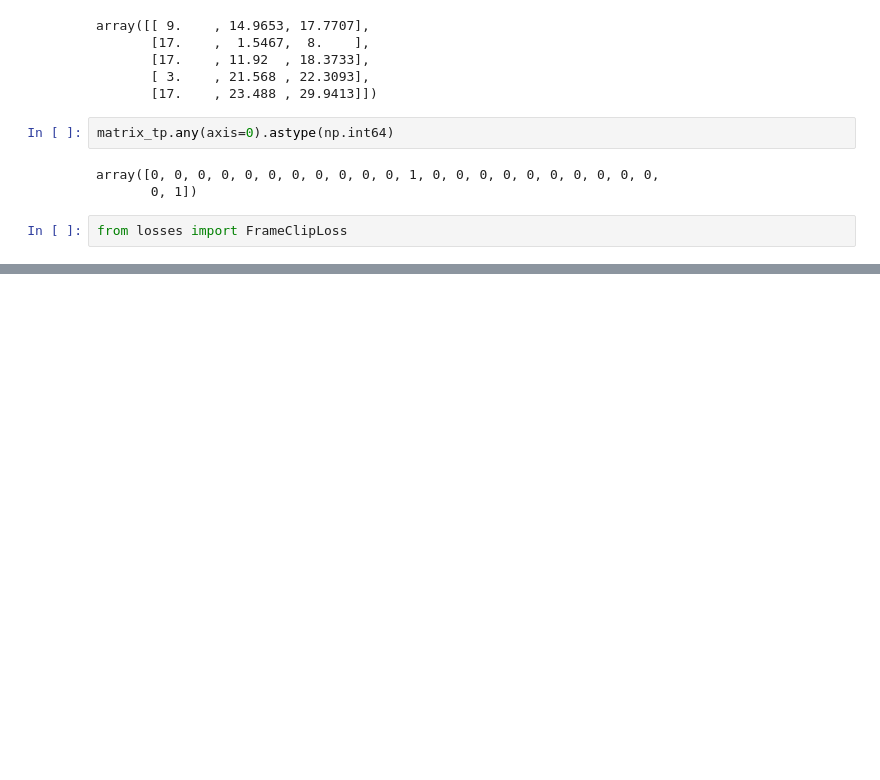
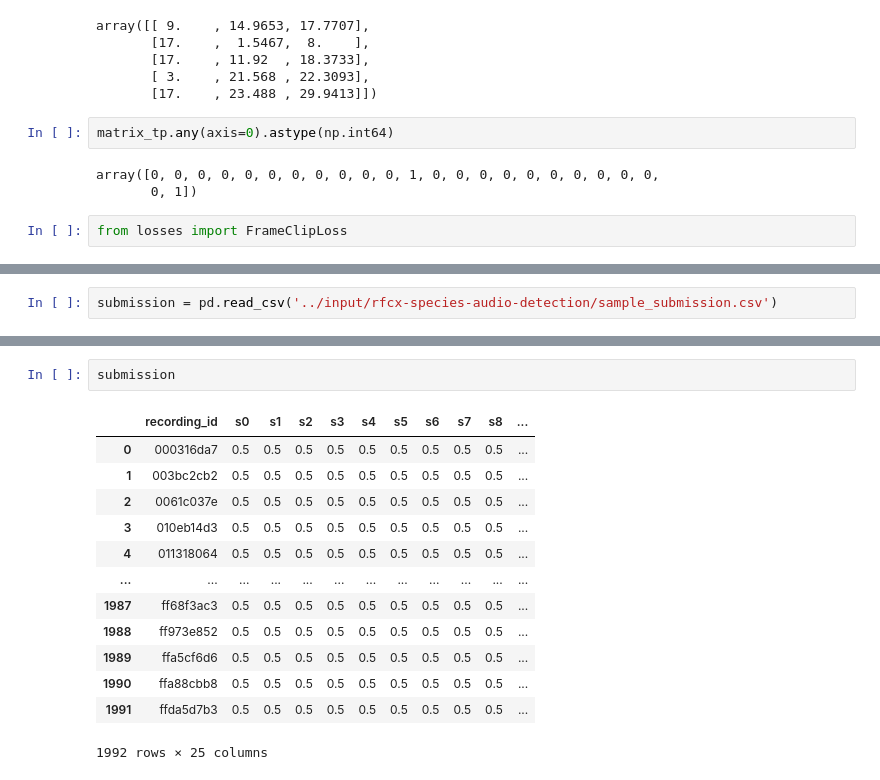
Before and after one commit to ibkuroyagi/Rainforest-Connection-Species-Audio-Detection, a Jupyter notebook: working/EDA.ipynb, the cells around one changed output, grey strips where cells are left out. Drawn from its saved outputs; the diff is of its cells as text; blank space fills up the shorter version.

```diff
--- a/working/EDA.ipynb
+++ b/working/EDA.ipynb
@@ -302,0 +282,2 @@ losses.frame_clip_loss.FrameClipLoss
+# %%
+submission = pd.read_csv('../input/rfcx-species-audio-detection/sample_submission.csv')
@@ -302,0 +338,16 @@ losses.frame_clip_loss.FrameClipLoss
+# %%
+submission
+# %% [output]
+|  | recording_id | s0 | s1 | s2 | s3 | s4 | s5 | s6 | s7 | s8 | ... |
+| 0 | 000316da7 | 0.5 | 0.5 | 0.5 | 0.5 | 0.5 | 0.5 | 0.5 | 0.5 | 0.5 | ... |
+| 1 | 003bc2cb2 | 0.5 | 0.5 | 0.5 | 0.5 | 0.5 | 0.5 | 0.5 | 0.5 | 0.5 | ... |
+| 2 | 0061c037e | 0.5 | 0.5 | 0.5 | 0.5 | 0.5 | 0.5 | 0.5 | 0.5 | 0.5 | ... |
+| 3 | 010eb14d3 | 0.5 | 0.5 | 0.5 | 0.5 | 0.5 | 0.5 | 0.5 | 0.5 | 0.5 | ... |
+| 4 | 011318064 | 0.5 | 0.5 | 0.5 | 0.5 | 0.5 | 0.5 | 0.5 | 0.5 | 0.5 | ... |
+| ... | ... | ... | ... | ... | ... | ... | ... | ... | ... | ... | ... |
+| 1987 | ff68f3ac3 | 0.5 | 0.5 | 0.5 | 0.5 | 0.5 | 0.5 | 0.5 | 0.5 | 0.5 | ... |
+| 1988 | ff973e852 | 0.5 | 0.5 | 0.5 | 0.5 | 0.5 | 0.5 | 0.5 | 0.5 | 0.5 | ... |
+| 1989 | ffa5cf6d6 | 0.5 | 0.5 | 0.5 | 0.5 | 0.5 | 0.5 | 0.5 | 0.5 | 0.5 | ... |
+| 1990 | ffa88cbb8 | 0.5 | 0.5 | 0.5 | 0.5 | 0.5 | 0.5 | 0.5 | 0.5 | 0.5 | ... |
+| 1991 | ffda5d7b3 | 0.5 | 0.5 | 0.5 | 0.5 | 0.5 | 0.5 | 0.5 | 0.5 | 0.5 | ... |
+1992 rows × 25 columns
```
Also changed, not shown: parts of 15 cells of this notebook, 10 other files.
